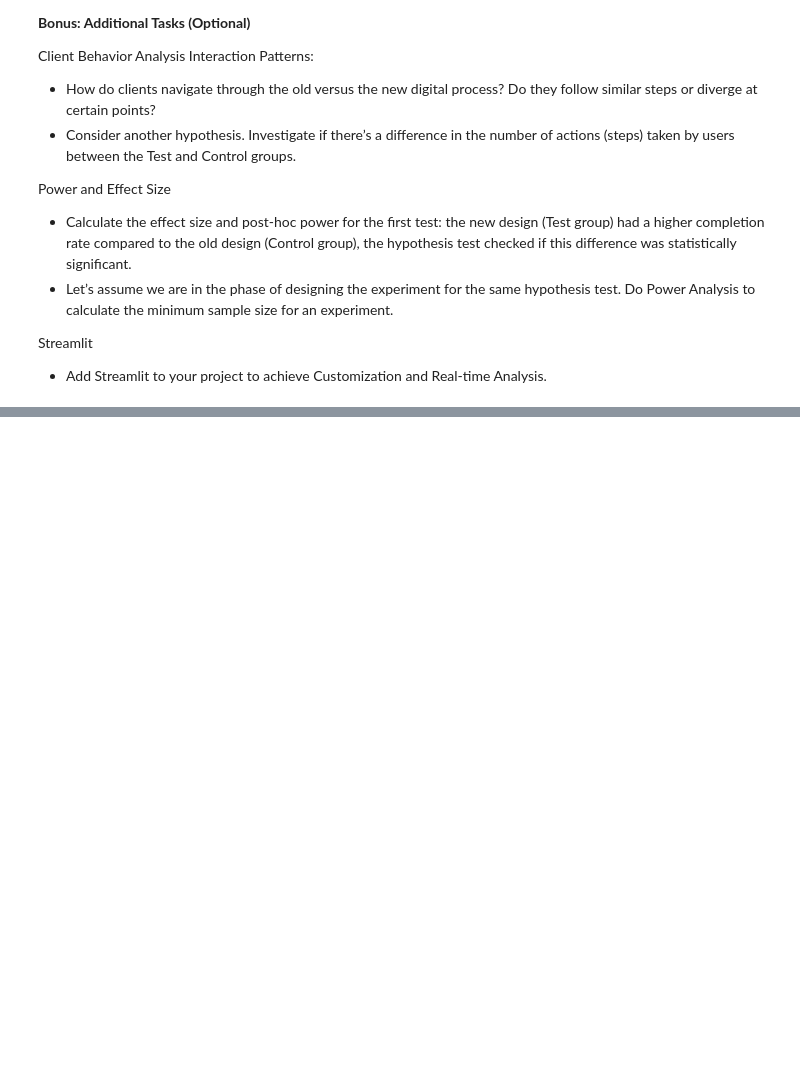
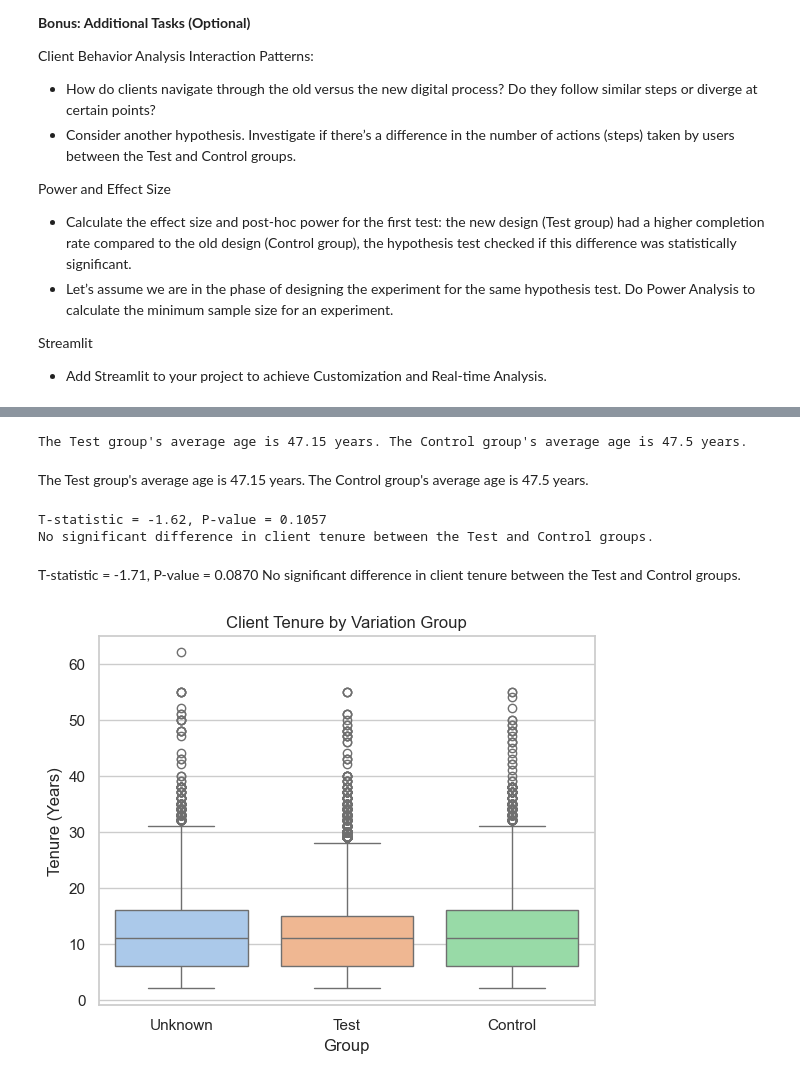
Before and after one commit to SheryllD/Project2, a Jupyter notebook: main_datawrangling.ipynb, the cells around one changed output, grey strips where cells are left out. Drawn from its saved outputs; the diff is of its cells as text; code cells hidden in the pictures; blank space fills up the shorter version.

```diff
--- a/main_datawrangling.ipynb
+++ b/main_datawrangling.ipynb
@@ -686,11 +663,9 @@ print(df_stats)
 clnt_age           47.478764           15.813573    48.5  57.0
 clnt_tenure_mnth  152.770598           83.437170   139.0  58.0
 # %%
-# Load the dataset
-df_demo = pd.read_csv('Datasets/Datasets_raw/df_final_demo.txt')
-
 # Select the columns of interest
 cols = ['clnt_age', 'clnt_tenure_mnth']
+df_demo_selected = df_demo[cols]
 
 # Calculate statistics
 summary_stats = {
@@ -701,8 +676,8 @@ summary_stats = {
 }
 
 # Convert to a DataFrame for easy viewing
-stats_demo = pd.DataFrame(summary_stats)
-print(stats_demo)
+demo_stats = pd.DataFrame(summary_stats)
+print(demo_stats)
 # %% [output]
                         Mean  Standard Deviation  Median  Mode
 clnt_age           46.442240           15.591273    47.0  58.5
@@ -780,0 +969,58 @@ KeyError: 'process_step'
+# %%
+#You might want to test whether the average age of clients engaging with the new process is the same as those engaging with the old process.
+
+# Step 1: Filter only customers who started the process
+started_clients = df_web_ec_cleaned[df_web_ec_cleaned['process_step'] == 'start'][['client_id', 'Variation']].drop_duplicates()
+
+# Step 2: Merge with demographic data
+merged_df = pd.merge(started_clients, df_demo[['client_id', 'clnt_age']], on='client_id', how='left')
+
+# Step 3: Compute average age per Variation group
+avg_age = merged_df.groupby('Variation')['clnt_age'].mean().round(2)
+
+# Step 4: Display the results
+print(f"The Test group's average age is {avg_age.get('Test', 'N/A')} years. The Control group's average age is {avg_age.get('Control', 'N/A')} years.")
+# %% [output]
+The Test group's average age is 47.15 years. The Control group's average age is 47.5 years.
+# %% [markdown]
+The Test group's average age is 47.15 years. The Control group's average age is 47.5 years.
+# %%
+#You might want to test if the average client tenure (how long they’ve been with Vanguard) of those engaging with the new process is the same as those engaging with the old process
+
+# Step 1: Get unique clients and their Variation group from df_web_ec
+variation_df = df_web_ec_cleaned[['client_id', 'Variation']].drop_duplicates()
+
+# Step 2: Merge with df_demo to get tenure
+merged_df = pd.merge(variation_df, df_demo[['client_id', 'clnt_tenure_yr']], on='client_id', how='inner')
+
+# Step 3: Drop missing values
+merged_df = merged_df.dropna(subset=['clnt_tenure_yr'])
+
+# Step 4: Split into test and control groups
+test_group = merged_df[merged_df['Variation'] == 'Test']['clnt_tenure_yr']
+control_group = merged_df[merged_df['Variation'] == 'Control']['clnt_tenure_yr']
+
+# Step 5: Perform independent t-test (Welch’s t-test for safety)
+t_stat, p_val = ttest_ind(test_group, control_group, equal_var=False)
+
+# Step 6: Display the result
+print(f"T-statistic = {t_stat:.2f}, P-value = {p_val:.4f}")
+
+if p_val < 0.05:
+    print("There is a significant difference in client tenure between the Test and Control groups.")
+else:
+    print("No significant difference in client tenure between the Test and Control groups.")
+# %% [output]
+T-statistic = -1.62, P-value = 0.1057
+No significant difference in client tenure between the Test and Control groups.
+# %% [markdown]
+T-statistic = -1.71, P-value = 0.0870
+No significant difference in client tenure between the Test and Control groups.
+# %%
+sns.boxplot(data=merged_df, x='Variation', y='clnt_tenure_yr', palette='pastel')
+plt.title("Client Tenure by Variation Group")
+plt.xlabel("Group")
+plt.ylabel("Tenure (Years)")
+plt.show()
+# %% [output]
+[figure, added]
```
Also changed, not shown: parts of 28 cells of this notebook, 4 other files.
